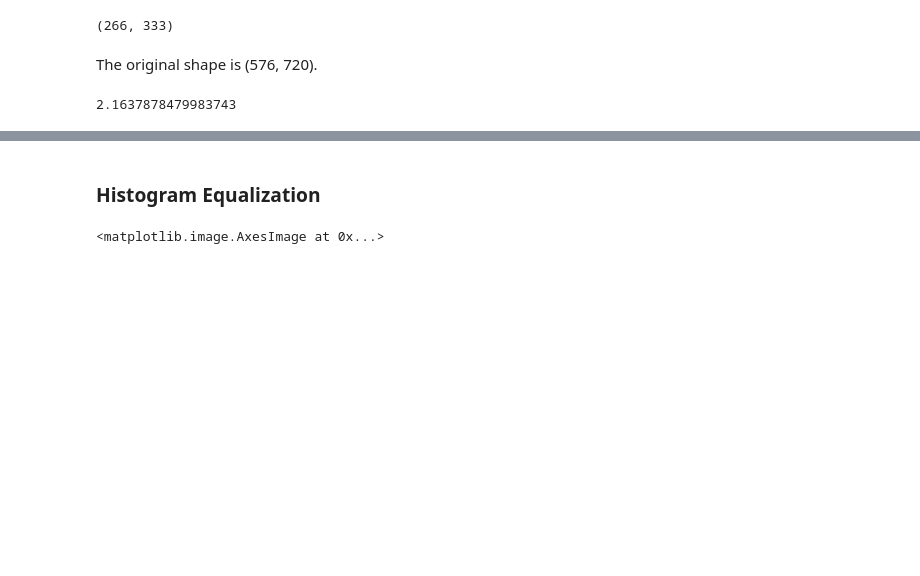
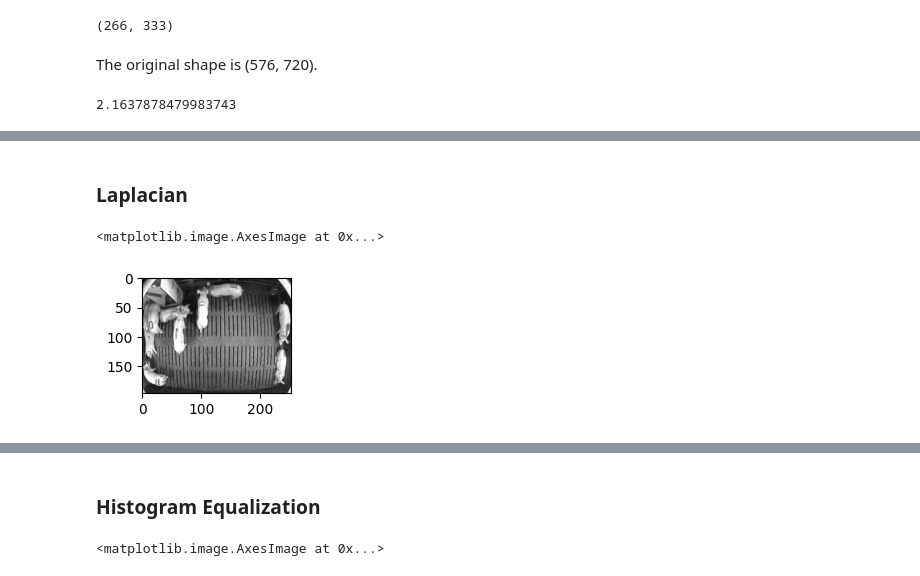
Before and after one commit to pkuxklx/cv_mass, a Jupyter notebook: 1_cut_contra_morpho.ipynb, the cells around one changed output, grey strips where cells are left out. Saved outputs shown, nothing was run; the diff lists cells and outputs as text; code cells hidden in the pictures; blank space fills up the shorter version.

```diff
--- a/1.ipynb
+++ b/1_cut_contra_morpho.ipynb
@@ -41,0 +69,9 @@ pltHist(pigs);
+# %% [markdown]
+### Laplacian
+# %%
+lap = cv2.GaussianBlur(pigs, ksize = (5, 5), sigmaX = 0)
+lap = cv2.Laplacian(lap, cv2.CV_64F)
+plt.imshow(pigs)
+# %% [output]
+<matplotlib.image.AxesImage at 0x...>
+[figure, added]
```
Also changed, not shown: parts of 9 cells of this notebook, 15 other files.
